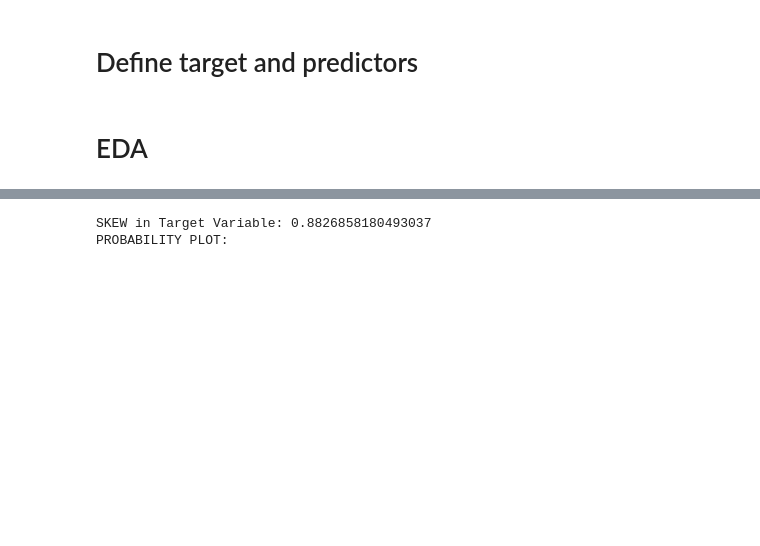
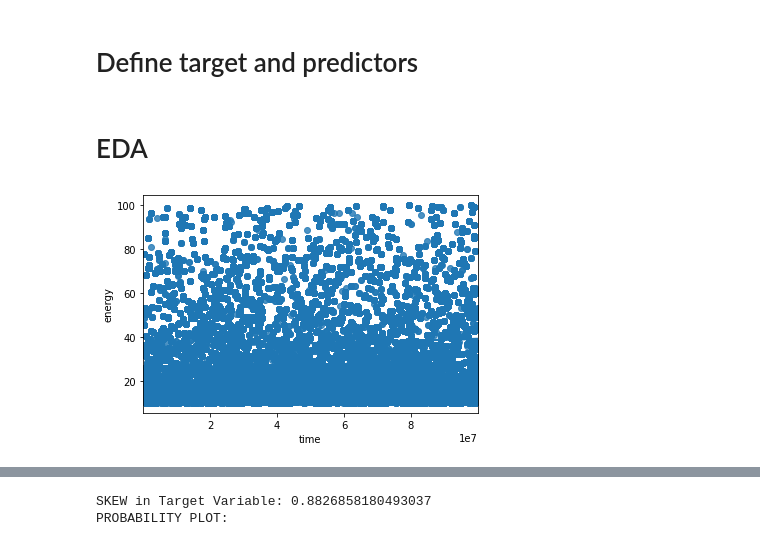
Before and after one commit to shrutirao94/km3net-neutrino-detection, a Jupyter notebook: notebooks/energy_inference/linear_regression.ipynb, the cells around one changed output, grey strips where cells are left out. Saved outputs shown, nothing was run; the diff lists cells and outputs as text; code cells hidden in the pictures; blank space fills up the shorter version.

```diff
--- a/notebooks/energy_inference/linear_regression.ipynb
+++ b/notebooks/energy_inference/linear_regression.ipynb
@@ -32,2 +30,6 @@ X = df[['pos_x', 'pos_y', 'pos_z',
 # %% [markdown]
 # EDA
+# %%
+sns.regplot(x="time", y="energy", data=df);
+# %% [output]
+[figure, added]
```
Also changed, not shown: parts of 11 cells of this notebook, 9 other files.
